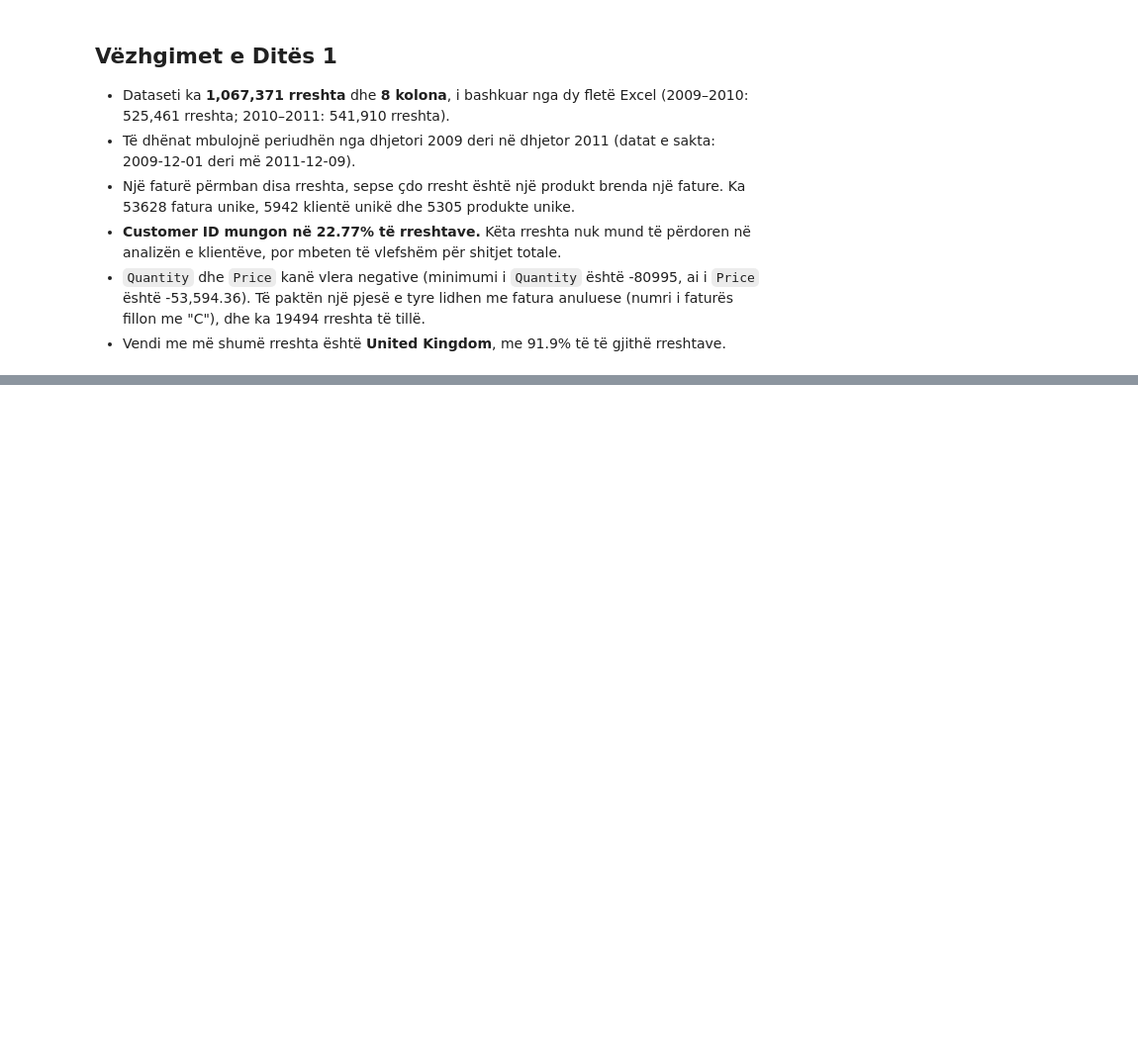
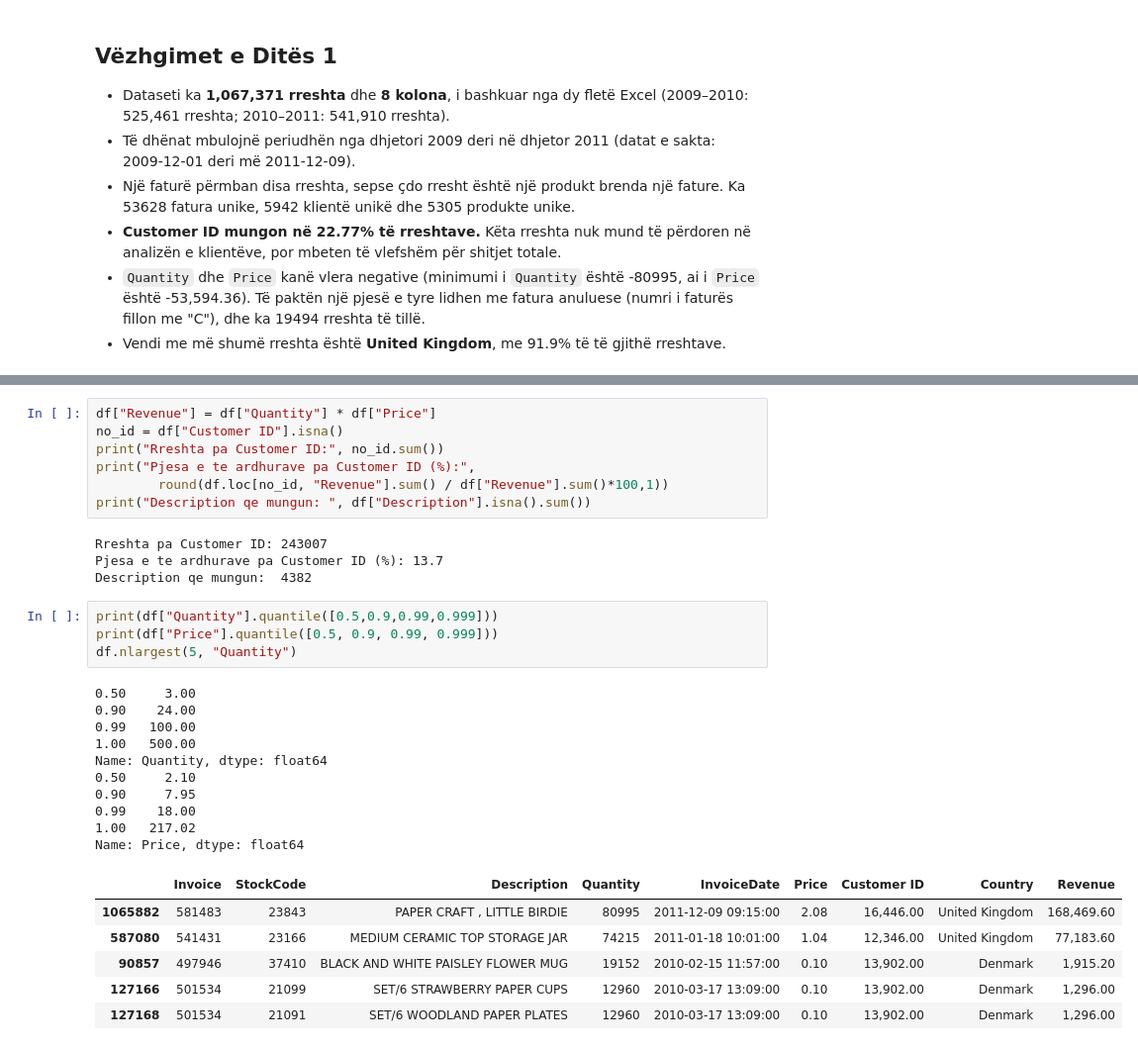
Before and after one commit to Dua-Gashi/online-retail-customer-analytics, a Jupyter notebook: notebooks/01_eda.ipynb, the cells around one changed output, grey strips where cells are left out. Shown at 99% size. Drawn from its saved outputs; the diff is of its cells as text; blank space fills up the shorter version.

```diff
--- a/notebooks/01_eda.ipynb
+++ b/notebooks/01_eda.ipynb
@@ -112,0 +195,32 @@ Rreshta kthimesh (fatura me C):  19494
+# %%
+df["Revenue"] = df["Quantity"] * df["Price"]
+no_id = df["Customer ID"].isna()
+print("Rreshta pa Customer ID:", no_id.sum())
+print("Pjesa e te ardhurave pa Customer ID (%):",
+        round(df.loc[no_id, "Revenue"].sum() / df["Revenue"].sum()*100,1))
+print("Description qe mungun: ", df["Description"].isna().sum())
+# %% [output]
+Rreshta pa Customer ID: 243007
+Pjesa e te ardhurave pa Customer ID (%): 13.7
+Description qe mungun:  4382
+# %%
+print(df["Quantity"].quantile([0.5,0.9,0.99,0.999]))
+print(df["Price"].quantile([0.5, 0.9, 0.99, 0.999]))
+df.nlargest(5, "Quantity")
+# %% [output]
+0.50     3.00
+0.90    24.00
+0.99   100.00
+1.00   500.00
+Name: Quantity, dtype: float64
+0.50     2.10
+0.90     7.95
+0.99    18.00
+1.00   217.02
+Name: Price, dtype: float64
+|  | Invoice | StockCode | Description | Quantity | InvoiceDate | Price | Customer ID | Country | Revenue |
+| 1065882 | 581483 | 23843 | PAPER CRAFT , LITTLE BIRDIE | 80995 | 2011-12-09 09:15:00 | 2.08 | 16,446.00 | United Kingdom | 168,469.60 |
+| 587080 | 541431 | 23166 | MEDIUM CERAMIC TOP STORAGE JAR | 74215 | 2011-01-18 10:01:00 | 1.04 | 12,346.00 | United Kingdom | 77,183.60 |
+| 90857 | 497946 | 37410 | BLACK AND WHITE PAISLEY FLOWER MUG | 19152 | 2010-02-15 11:57:00 | 0.10 | 13,902.00 | Denmark | 1,915.20 |
+| 127166 | 501534 | 21099 | SET/6 STRAWBERRY PAPER CUPS | 12960 | 2010-03-17 13:09:00 | 0.10 | 13,902.00 | Denmark | 1,296.00 |
+| 127168 | 501534 | 21091 | SET/6 WOODLAND PAPER PLATES | 12960 | 2010-03-17 13:09:00 | 0.10 | 13,902.00 | Denmark | 1,296.00 |
```
Also changed, not shown: parts of 8 cells of this notebook.
